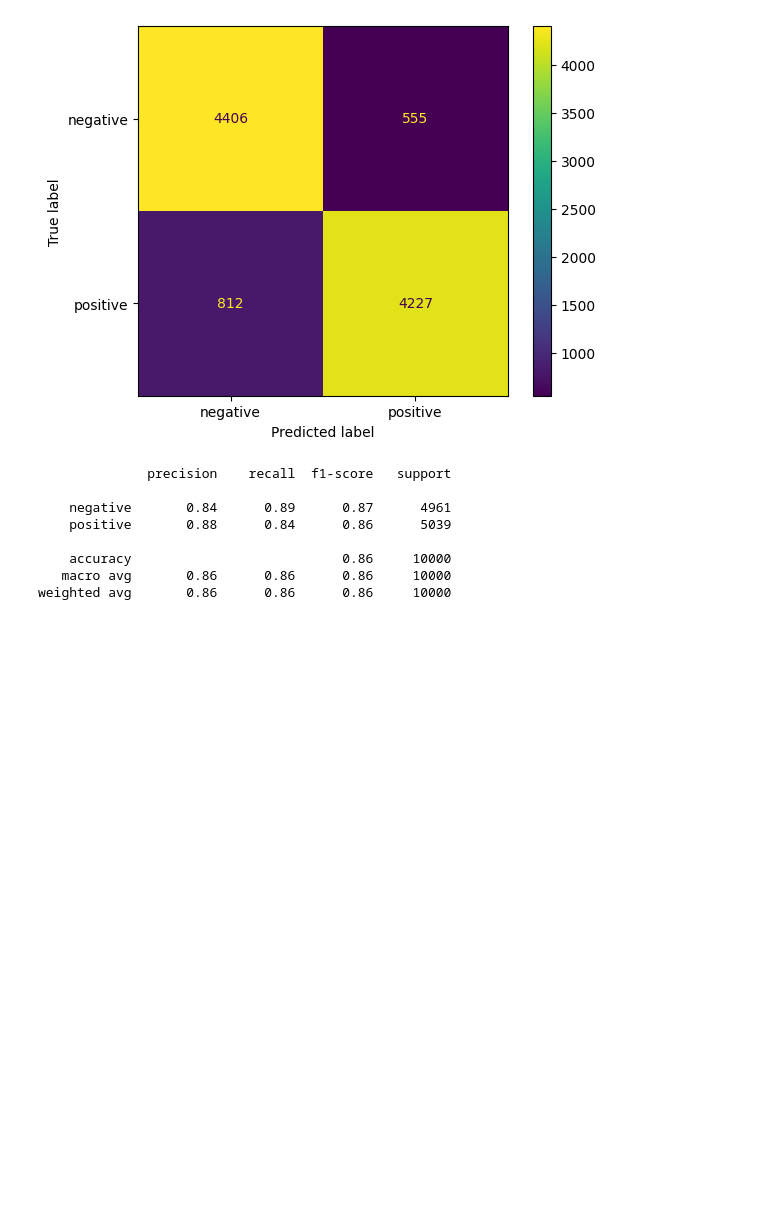
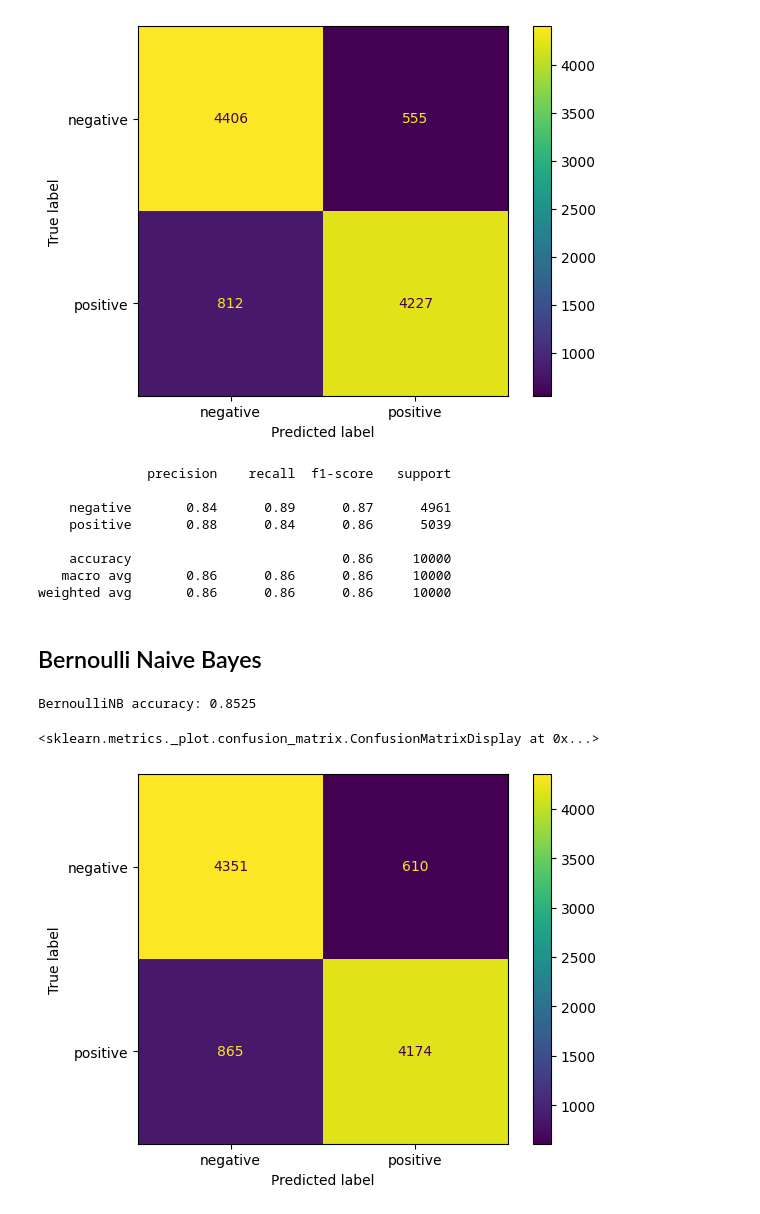
Before and after one commit to zfriedman0/5290-Spanish-MTSA, a Jupyter notebook: SentimentAnalysis-ZFriedman.ipynb, the cells around one changed output. Saved outputs shown, nothing was run; the diff lists cells and outputs as text; code cells hidden in the pictures; blank space fills up the shorter version.

```diff
--- a/SentimentAnalysis-ZFriedman.ipynb
+++ b/SentimentAnalysis-ZFriedman.ipynb
@@ -140,11 +142,11 @@ vectorizer = TfidfVectorizer()
 X_train = vectorizer.fit_transform(X_train)
 X_test = vectorizer.transform(X_test)
 # %%
-nb = MultinomialNB() # Instantiate a Multinomial Naive Bayes classifier object
+mnb = MultinomialNB() # Instantiate a Multinomial Naive Bayes classifier object
 
-nb.fit(X_train, y_train) # Fit the classifier to the object
+mnb.fit(X_train, y_train) # Fit the classifier to the object
 
 yhat = nb.predict(X_test) # Create a set of predictions on the test set
 
-nb_accuracy = accuracy_score(y_test, yhat) # Generate an accuracy score based on the ground truth 'y_test' and the list of predictions 'yhat'
+mnb_accuracy = accuracy_score(y_test, yhat) # Generate an accuracy score based on the ground truth 'y_test' and the list of predictions 'yhat'
 # %%
@@ -171,3 +179,26 @@ print(classification_report(y_test, yhat))
     accuracy                           0.86     10000
    macro avg       0.86      0.86      0.86     10000
 weighted avg       0.86      0.86      0.86     10000
+# %% [markdown]
+## Bernoulli Naive Bayes
+# %%
+bnb = BernoulliNB()
+
+bnb.fit(X_train, y_train)
+
+yhat2 = bnb.predict(X_test)
+
+bnb_accuracy = accuracy_score(y_test, yhat2)
+# %%
+print(f"BernoulliNB accuracy: {bnb_accuracy}")
+# %% [output]
+BernoulliNB accuracy: 0.8525
+# %%
+cm2 = confusion_matrix(y_test, yhat2)
+
+cm2_display = ConfusionMatrixDisplay(confusion_matrix=cm2, display_labels=['negative', 'positive'])
+
+cm2_display.plot()
+# %% [output]
+<sklearn.metrics._plot.confusion_matrix.ConfusionMatrixDisplay at 0x...>
+[figure, added]
```
Also changed, not shown: parts of 10 cells of this notebook.
